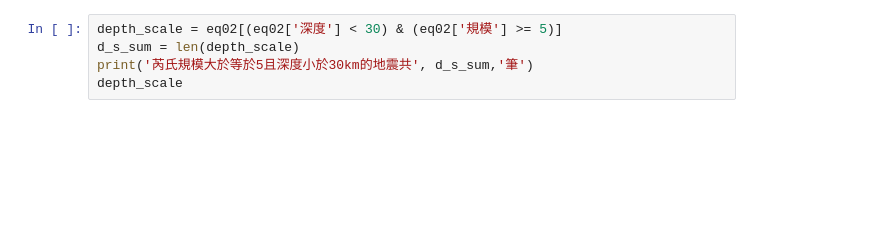
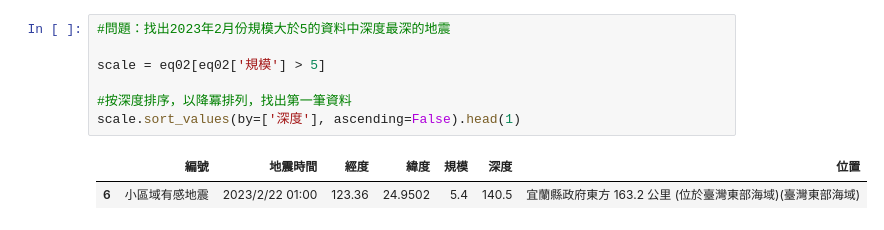
Before and after one commit to kuyuyu/PL, a Jupyter notebook: HW2/HW2.ipynb, the cells around one changed output. Drawn from its saved outputs; the diff is of its cells as text; blank space fills up the shorter version.

```diff
--- a/HW2/HW2.ipynb
+++ b/HW2/HW2.ipynb
@@ -9,7 +9,12 @@ fig.show()
 # %% [output]
 [interactive output not drawn]
 # %%
-depth_scale = eq02[(eq02['深度'] < 30) & (eq02['規模'] >= 5)]
-d_s_sum = len(depth_scale)
-print('芮氏規模大於等於5且深度小於30km的地震共', d_s_sum,'筆')
-depth_scale
+#問題：找出2023年2月份規模大於5的資料中深度最深的地震
+
+scale = eq02[eq02['規模'] > 5]
+
+#按深度排序，以降冪排列，找出第一筆資料
+scale.sort_values(by=['深度'], ascending=False).head(1)
+# %% [output]
+|  | 編號 | 地震時間 | 經度 | 緯度 | 規模 | 深度 | 位置 |
+| 6 | 小區域有感地震 | 2023/2/22 01:00 | 123.36 | 24.9502 | 5.4 | 140.5 | 宜蘭縣政府東方 163.2 公里 (位於臺灣東部海域)(臺灣東部海域) |
```
Also changed, not shown: parts of 3 cells of this notebook.
